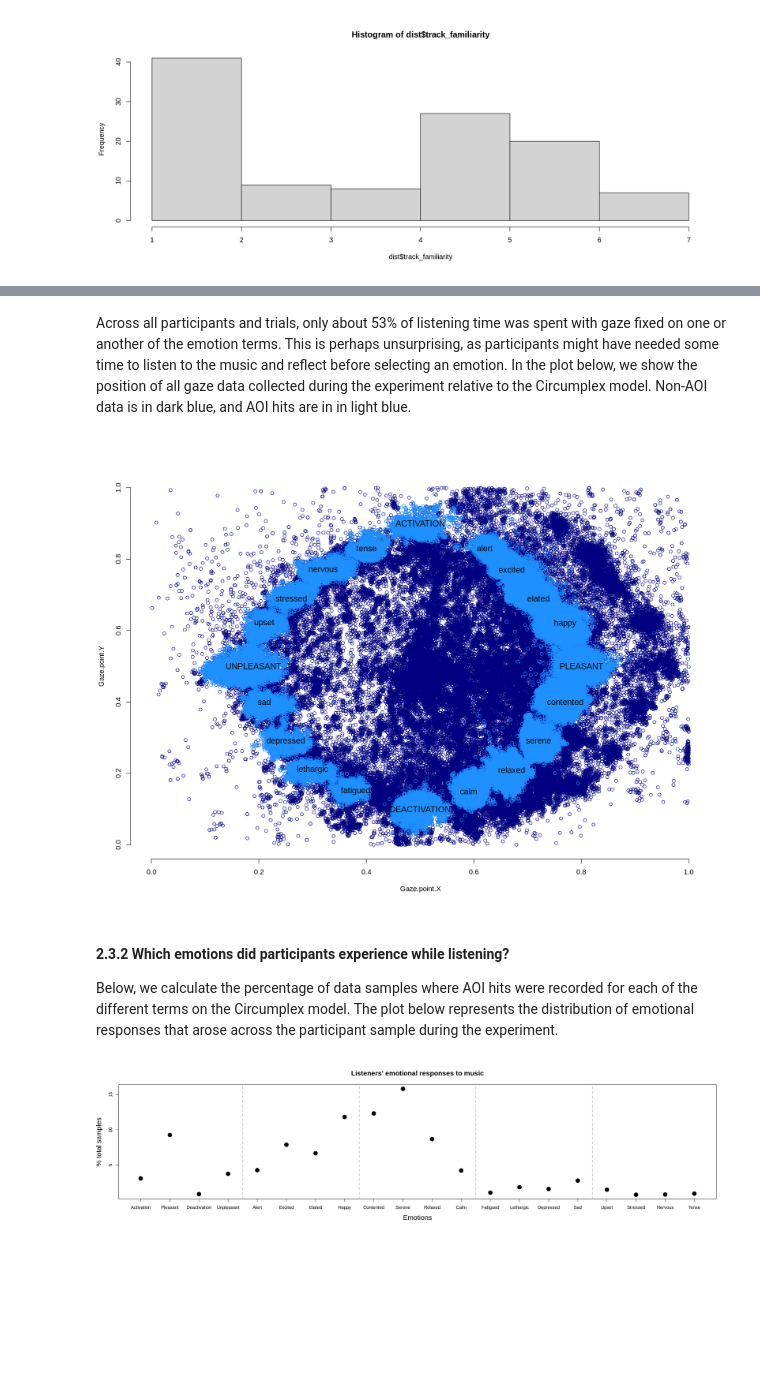
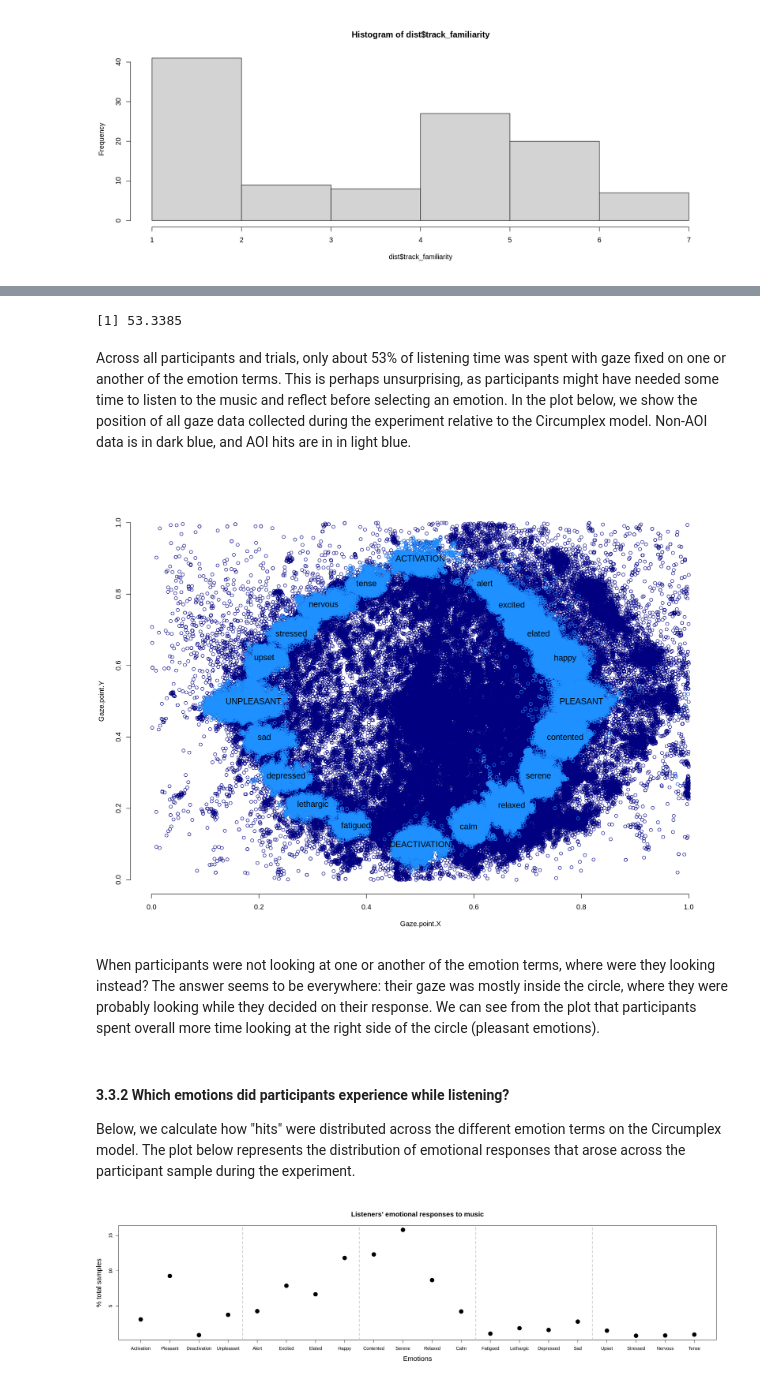
Before and after one commit to laurabishop/MusicDiscoveryPupil, a Jupyter notebook: MusicDiscoveryPhysiology.ipynb, the cells around one changed output, grey strips where cells are left out. Cells and saved outputs as stored; diff of their text form; code cells hidden in the pictures; blank space fills up the shorter version.

```diff
--- a/MusicDiscoveryPhysiology.ipynb
+++ b/MusicDiscoveryPhysiology.ipynb
@@ -435,3 +462,7 @@ mean(sum.of.hits, na.rm = T)*100
+# %%
+mean(AOI.only$sum.of.hits, na.rm = T)*100
+# %% [output]
+[1] 53.3385
 # %% [markdown]
 Across all participants and trials, only about 53% of listening time was spent with gaze fixed on one or another of the emotion terms. This is perhaps unsurprising, as participants might have needed some time to listen to the music and reflect before selecting an emotion. In the plot below, we show the position of all gaze data collected during the experiment relative to the Circumplex model. Non-AOI data is in dark blue, and AOI hits are in in light blue.
 # %%
@@ -439,20 +470,22 @@ aoi.data$hit <- rowSums(aoi.data[, grepl("AOI", colnames(aoi.data))])
 hits <- aoi.data[aoi.data$hit == 1, ]
 # %%
 options(repr.plot.width = 15, repr.plot.height = 11)
-with(aoi.data[aoi.data$session == 1, ],
+with(aoi.data,
      plot(Gaze.point.X, Gaze.point.Y, col = "navy", bty = "n"))
 with(hits,
      points(Gaze.point.X, Gaze.point.Y, col = "dodgerblue"))
 text(c(.5, .5, .8, .19), c(.9, .1, .5, .5),
      label = c("ACTIVATION", "DEACTIVATION", "PLEASANT", "UNPLEASANT"),
      cex = 1.2)
 text(c(.62, .67, .72, .77, .77, .72, .67, .59, .38, .30, .25, .21, .21, .26, .32, .4),
      c(.83, .77, .69, .62, .40, .29, .21, .15, .15, .21, .29, .40, .62, .69, .77, .83),
      label = c("alert", "excited", "elated", "happy", "contented", "serene", "relaxed", "calm",
                "fatigued", "lethargic", "depressed", "sad", "upset", "stressed", "nervous", "tense"),
      cex = 1.2)
 # %% [output]
-[figure, old version]
+[figure, new version]
+# %% [markdown]
+When participants were not looking at one or another of the emotion terms, where were they looking instead? The answer seems to be everywhere: their gaze was mostly inside the circle, where they were probably looking while they decided on their response. We can see from the plot that participants spent overall more time looking at the right side of the circle (pleasant emotions).
 # %% [markdown]
-#### 2.3.2 Which emotions did participants experience while listening?
-Below, we calculate the percentage of data samples where AOI hits were recorded for each of the different terms on the Circumplex model. The plot below represents the distribution of emotional responses that arose across the participant sample during the experiment.
+#### 3.3.2 Which emotions did participants experience while listening?
+Below, we calculate how "hits" were distributed across the different emotion terms on the Circumplex model. The plot below represents the distribution of emotional responses that arose across the participant sample during the experiment.
```
Also changed, not shown: parts of 58 cells of this notebook.
